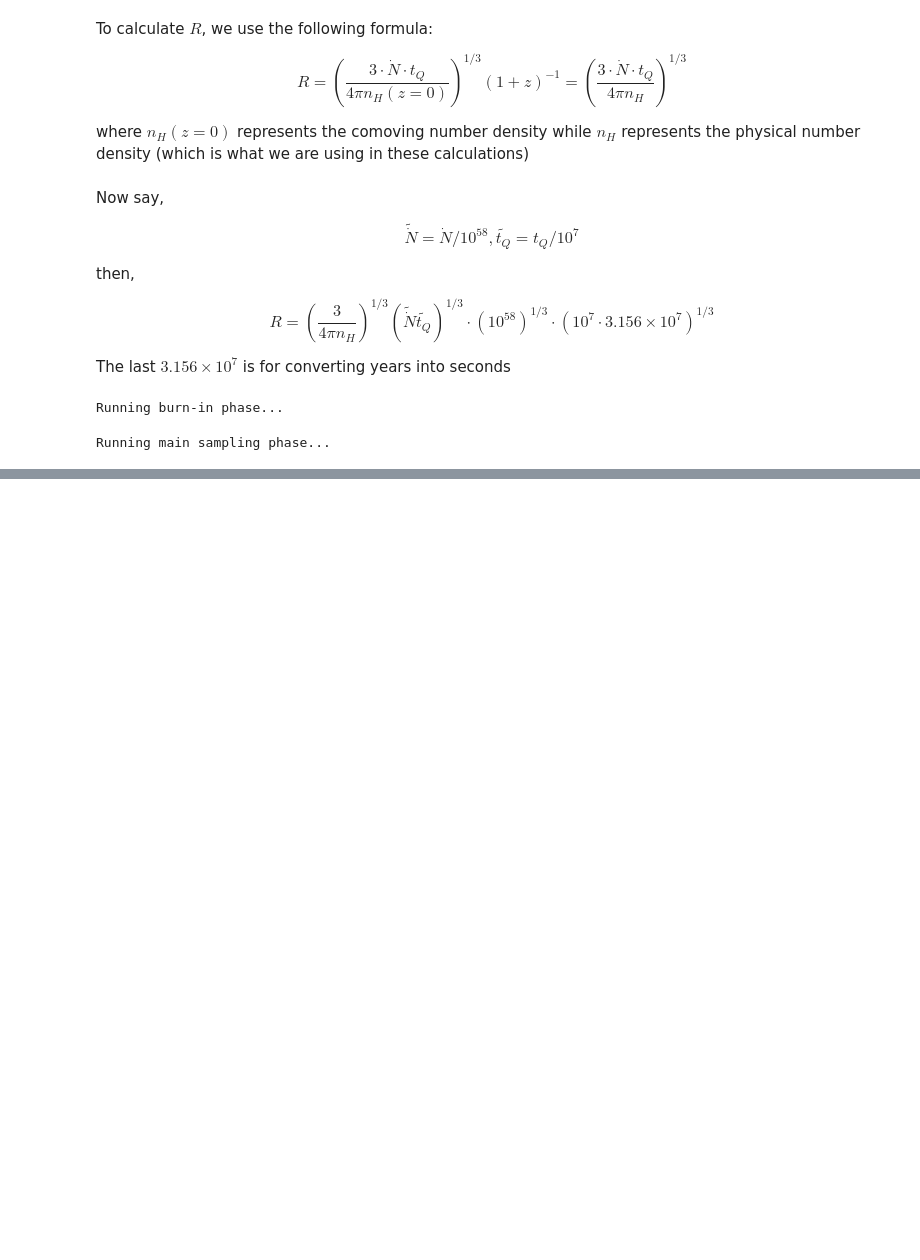
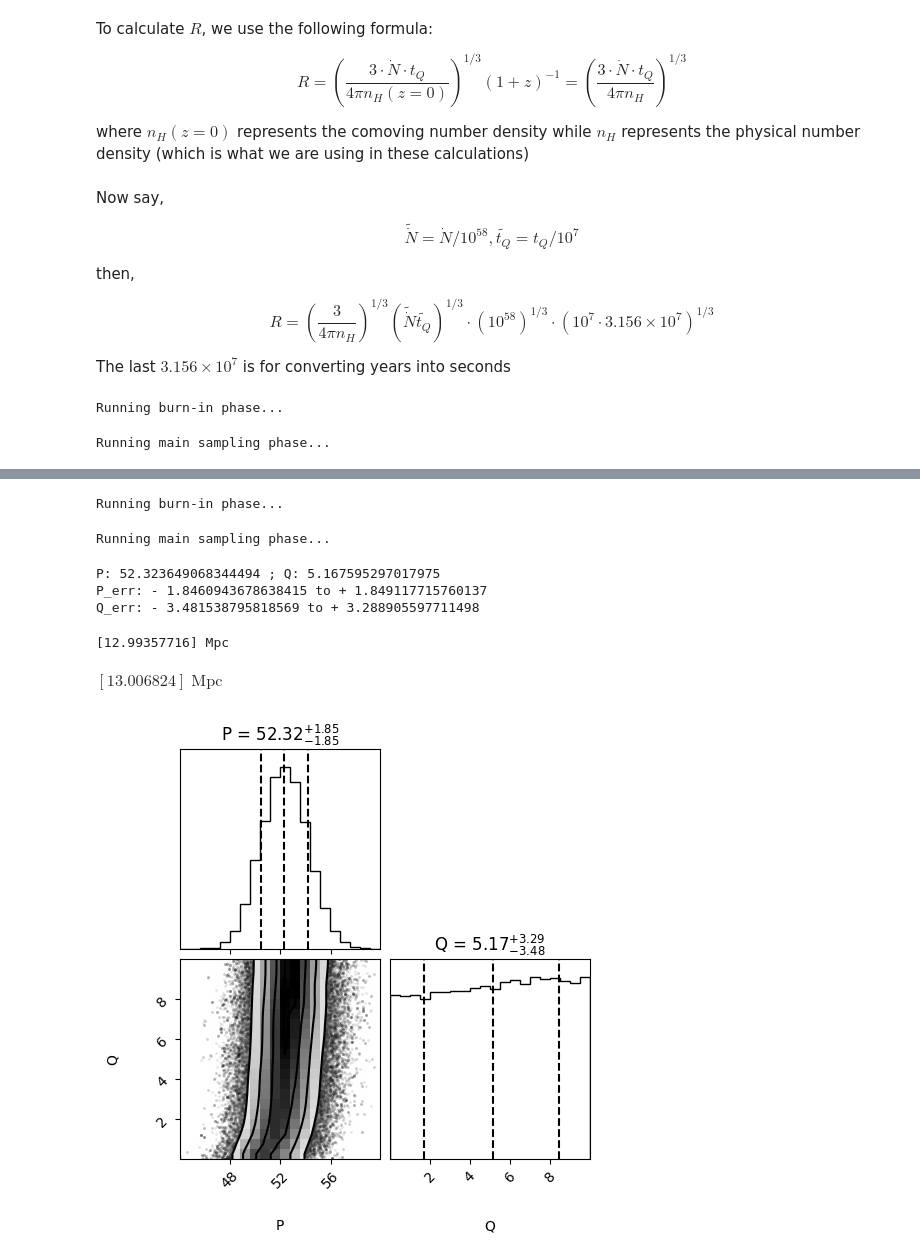
Before and after one commit to Booritth-Balaji/SZ-Quasar-CMB, a Jupyter notebook: Codes/Sampling.ipynb, the cells around one changed output, grey strips where cells are left out. Drawn from its saved outputs; the diff is of its cells as text; code cells hidden in the pictures; blank space fills up the shorter version.

```diff
--- a/Codes/Sampling.ipynb
+++ b/Codes/Sampling.ipynb
@@ -272,0 +337,51 @@ plt.show()
+# %%
+# Running the MCMC sampler for the re-parametrized parameters
+
+# Burn-in phase
+print("Running burn-in phase...")
+sampler.reset()
+state = sampler.run_mcmc(p0_reparam, n_burn, progress=True)
+sampler.reset()
+
+# Main sampling phase
+print("Running main sampling phase...")
+pos, prob, state = sampler.run_mcmc(state, n_steps, progress=True)
+
+# Extracting the samples
+samples_reparam = sampler.get_chain(flat=True)
+# %% [output]
+Running burn-in phase...
+Running main sampling phase...
+# %%
+# Printing the results
+
+med_reparams = np.median(samples_reparam, axis=0)
+
+print("P:", med_reparams[0], "; Q:", med_reparams[1])
+
+mcmc = np.percentile(samples_reparam[:, 0], [16, 50, 84], axis=0)
+q = np.diff(mcmc)
+print("P_err: -", q[0], "to +", q[1])
+
+mcmc = np.percentile(samples_reparam[:, 1], [16, 50, 84], axis=0)
+q = np.diff(mcmc)
+print("Q_err: -", q[0], "to +", q[1])
+# %% [output]
+P: 52.323649068344494 ; Q: 5.167595297017975
+P_err: - 1.8460943678638415 to + 1.849117715760137
+Q_err: - 3.481538795818569 to + 3.288905597711498
+# %%
+# Estimated Radius using the re-parametrized model
+print(model_reparam(med_reparams, n_H).to('Mpc'))
+# %% [output]
+[12.99357716] Mpc
+# %%
+Radius
+# %% [output]
+$[13.006824] \; \mathrm{Mpc}$
+# %%
+# Plotting a corner plot of the samples along with the quantiles
+
+fig = corner.corner(samples_reparam, labels=["P", "Q"],  quantiles=[0.16, 0.5, 0.84], show_titles=True, plot_datapoints=True, smooth=1)
+# %% [output]
+[figure, added]
```
Also changed, not shown: parts of 14 cells of this notebook, 1 other file.
